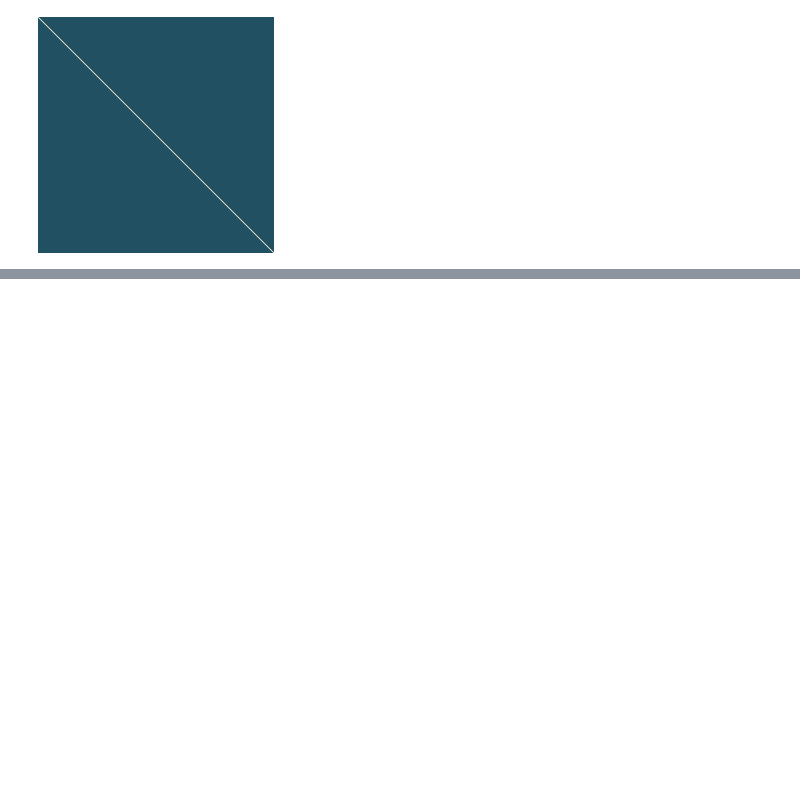
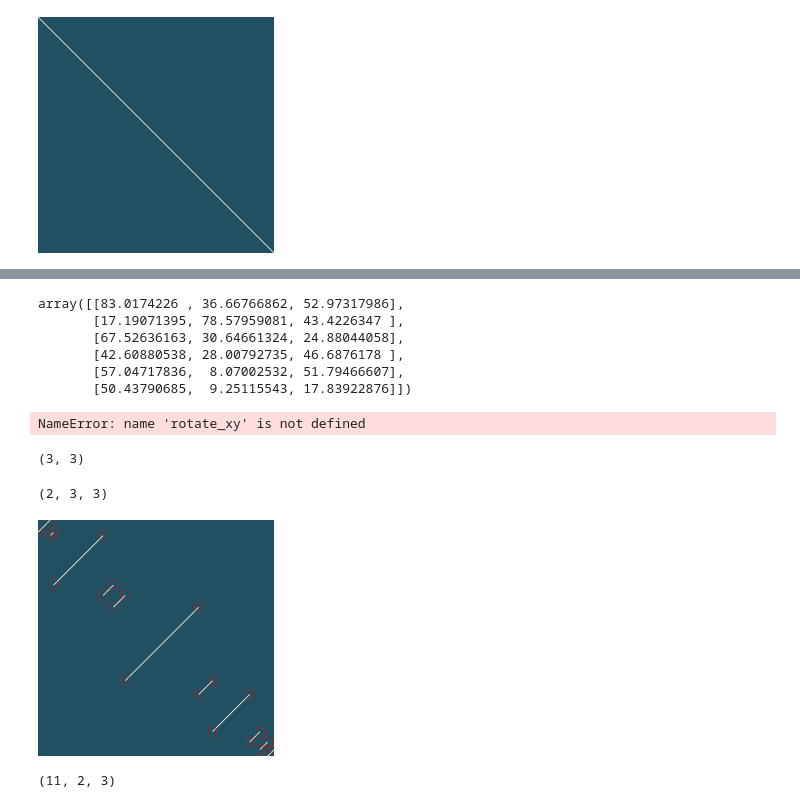
Before and after one commit to leobrowning92/lineart, a Jupyter notebook: shatter_exploration.ipynb, the cells around one changed output, grey strips where cells are left out. Drawn from its saved outputs; the diff is of its cells as text; code cells hidden in the pictures; blank space fills up the shorter version.

```diff
--- a/shatter_exploration.ipynb
+++ b/shatter_exploration.ipynb
@@ -105,0 +119,19 @@ array([[0.65079556],
+# %%
+edges.sum(axis=1)/2
+# %% [output]
+array([[83.0174226 , 36.66766862, 52.97317986],
+       [17.19071395, 78.57959081, 43.4226347 ],
+       [67.52636163, 30.64661324, 24.88044058],
+       [42.60880538, 28.00792735, 46.6876178 ],
+       [57.04717836,  8.07002532, 51.79466607],
+       [50.43790685,  9.25115543, 17.83922876]])
+# %%
+rotate_xy(edges, edges.sum(axis=1)/2, np.pi)
+# %% [output]
+NameError: name 'rotate_xy' is not defined
+# %%
+rot_mat = transforms.rotation_matrix([0,0,0], [0,0,1], np.pi/2)
+# %%
+rot_mat.shape
+# %% [output]
+(3, 3)
@@ -105,0 +140,14 @@ array([[0.65079556],
+# %%
+edge_rot_mat.shape
+# %% [output]
+(2, 3, 3)
+# %%
+edge_p0 = np.repeat(split_collection.centers[:,np.newaxis, :], 2, axis=1)
+# %%
+Image(draw_edges((np.matmul((split_collection.edges - edge_p0), rot_mat) + edge_p0), v=True))
+# %% [output]
+[figure, added]
+# %%
+split_collection.edges.shape
+# %% [output]
+(11, 2, 3)
```
Also changed, not shown: parts of 16 cells of this notebook, 1 other file.
